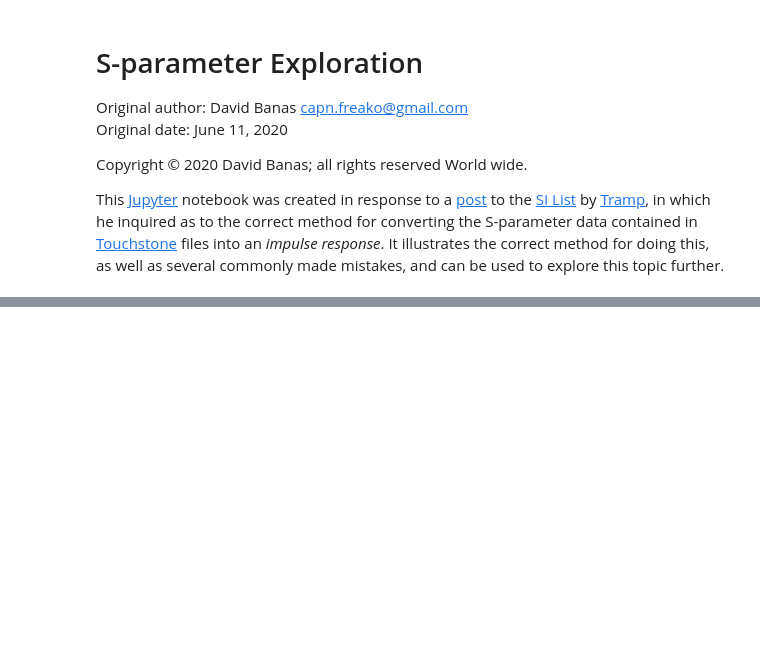
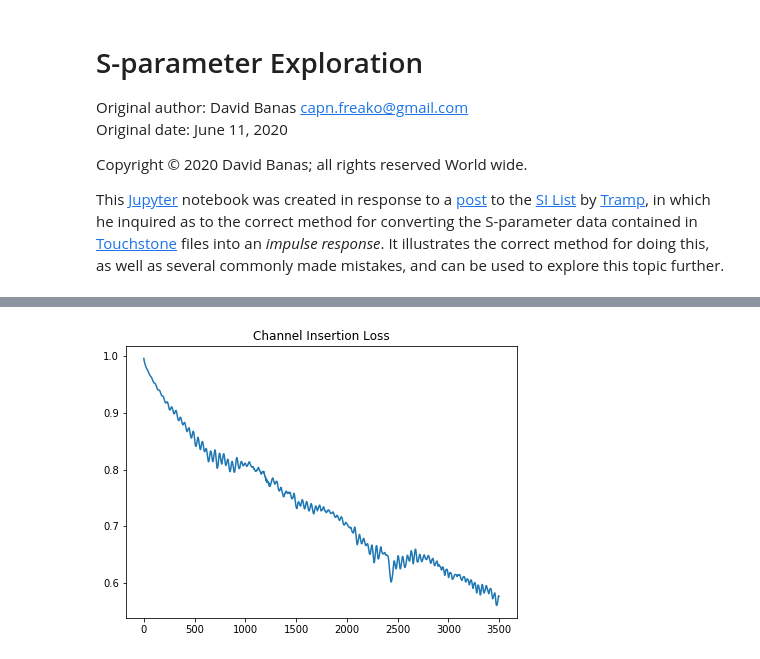
Before and after one commit to capn-freako/PyBERT, a Jupyter notebook: misc/scikit-rf/S-param_Explorer.ipynb, the cells around one changed output, grey strips where cells are left out. Saved outputs shown, nothing was run; the diff lists cells and outputs as text; code cells hidden in the pictures; blank space fills up the shorter version.

```diff
--- a/misc/scikit-rf/S-param_Explorer.ipynb
+++ b/misc/scikit-rf/S-param_Explorer.ipynb
@@ -451,0 +193,7 @@ This Touchstone file has serious problems!
+# %%
+plt.figure(figsize=(7, 5))
+plt.plot(abs(s21.s[:, 0, 0]))
+plt.title("Channel Insertion Loss")
+plt.show()
+# %% [output]
+[figure, added]
```
Also changed, not shown: parts of 52 cells of this notebook, 1 other file.
